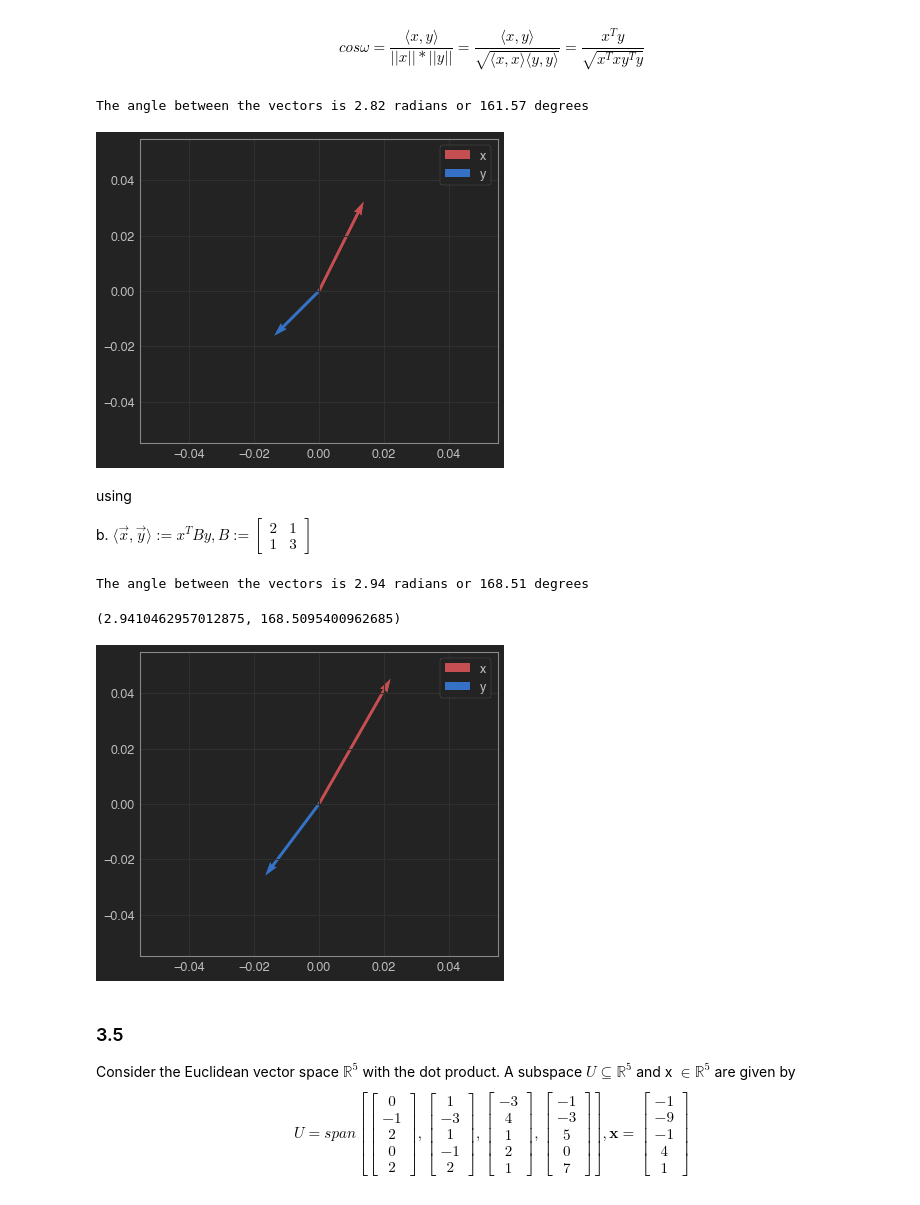
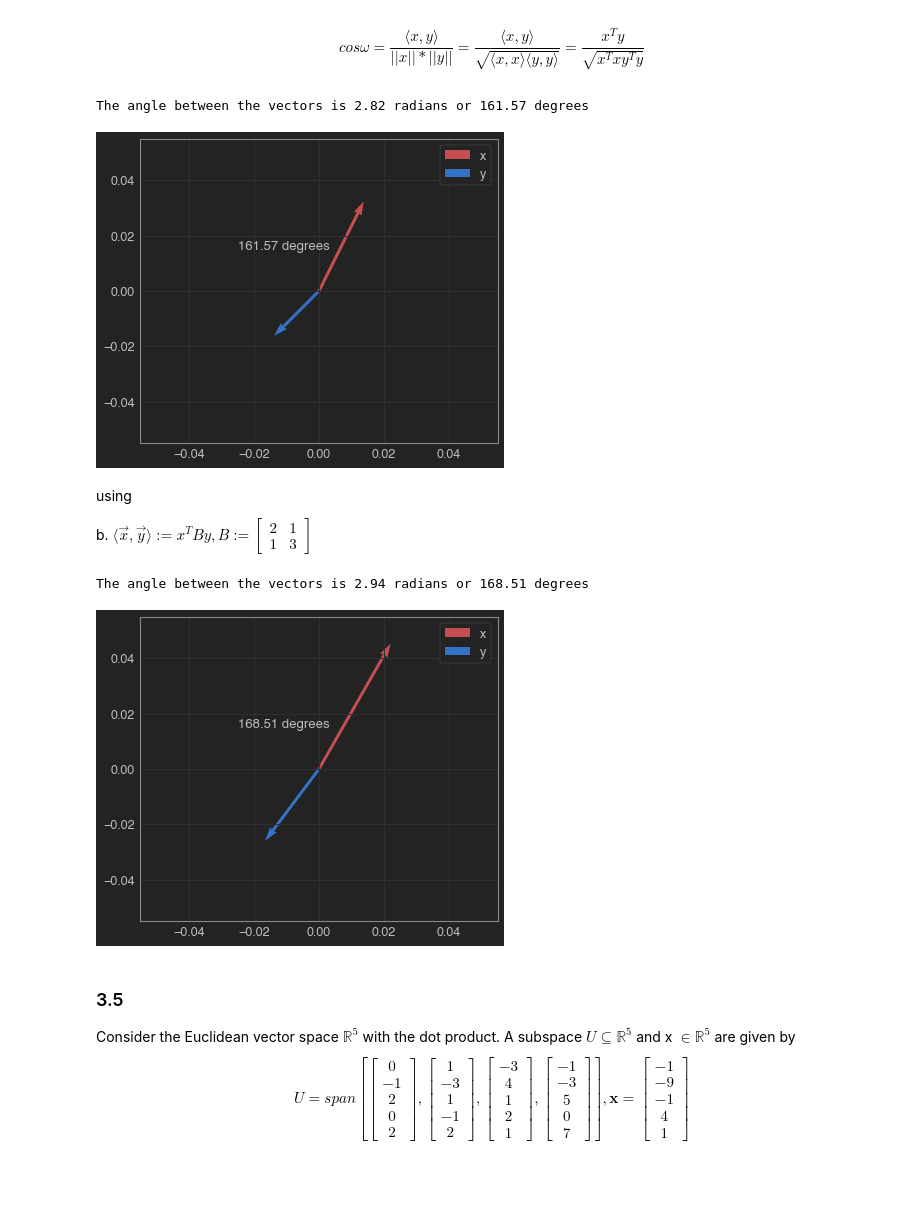
Before and after one commit to Pooret/biased_outliers, a Jupyter notebook: Ch. 3 Exercises.ipynb, the cells around one changed output. Saved outputs shown, nothing was run; the diff lists cells and outputs as text; code cells hidden in the pictures.

```diff
--- a/Ch. 3 Exercises.ipynb
+++ b/Ch. 3 Exercises.ipynb
@@ -182,30 +190,31 @@ $$
 # %%
 x = np.array([1, 2]).reshape(2, 1)
 y = np.array([-1, -1]).reshape(2, 1)
 
 def get_angle(x, y):
     """
     takes in two vectors of the same length and returns a tuple of the angle between them in radians and degrees.
     """
     inner_product = np.dot(x.T, y)
     vector_norms = np.sqrt(np.dot(x.T, x)*np.dot(y.T, y))
     cos_angle = inner_product / vector_norms
     radians = math.acos(cos_angle)
     degrees = radians * (180 / math.pi)
     print('The angle between the vectors is {:.2f} radians or {:.2f} degrees'.format(radians, degrees))
     return (radians, degrees)
 
-get_angle(x, y)
+radians, degrees = get_angle(x, y)
 
 #plot vectors
 origin = ([[0, 0], [0, 0]])
 plt.quiver(*origin, *x, color=['r'], scale=8, label='x')
 plt.quiver(*origin, *y, color='b', scale=8, label='y')
+plt.annotate("{:.2f} degrees".format(degrees), xy=[-.025, 0.015])
 plt.legend()
 plt.show()
 # %% [output]
 The angle between the vectors is 2.82 radians or 161.57 degrees
-[figure, old version]
+[figure, new version]
 # %% [markdown]
 using
 
@@ -229,10 +238,9 @@ def get_angle(x, y, B = np.array([[1, 0], [0, 1]]).reshape(2, 2)):
     return (radians, degrees)
 
 B = np.array([[2, 1], [1, 3]]).reshape(2, 2)
-get_angle(x, y, B)
+radians, degrees = get_angle(x, y, B)
 # %% [output]
 The angle between the vectors is 2.94 radians or 168.51 degrees
-(2.9410462957012875, 168.5095400962685)
 # %%
 #plot vectors
 new_x = np.dot(B, x)
@@ -241,10 +249,11 @@ new_y = np.dot(B, y)
 origin = ([[0, 0], [0, 0]])
 plt.quiver(*origin, *new_x, color=['r'], scale=20, label='x')
 plt.quiver(*origin, *new_y, color='b', scale=20, label='y')
+plt.annotate("{:.2f} degrees".format(degrees), xy=[-.025, 0.015])
 plt.legend()
 plt.show()
 # %% [output]
-[figure, old version]
+[figure, new version]
 # %% [markdown]
 ### 3.5
 
```
Also changed, not shown: parts of 5 cells of this notebook.
